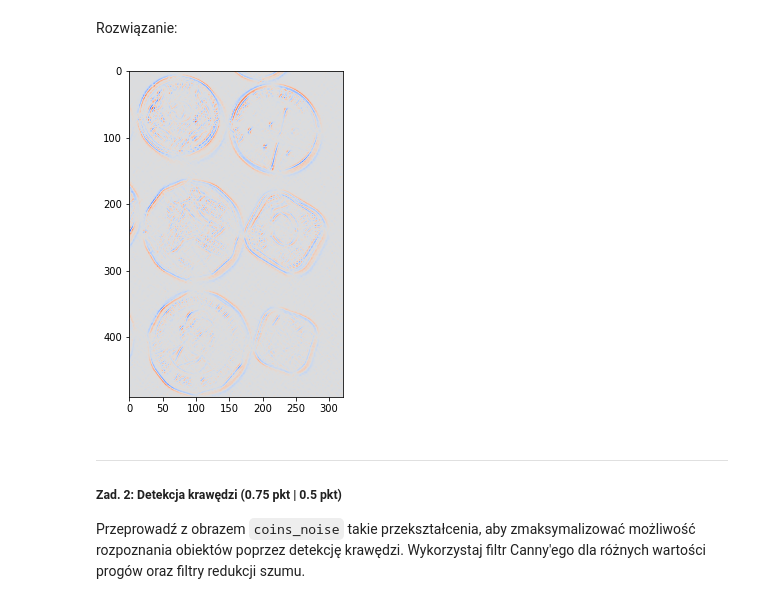
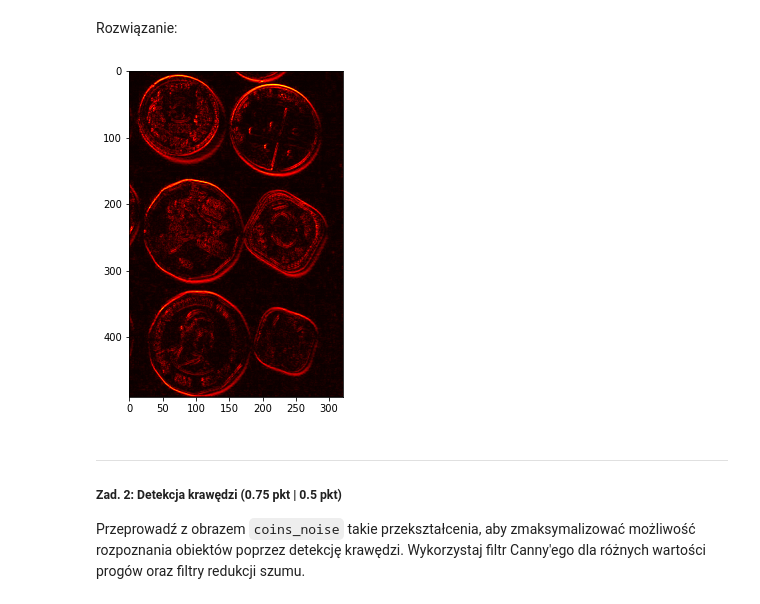
Before and after one commit to ProtossLuigi/studia-mag, a Jupyter notebook: analiza_i_przetwarzanie_obrazow/lab3/Lab3_zadanie.ipynb, the cells around one changed output. Cells and saved outputs as stored; diff of their text form; code cells hidden in the pictures.

```diff
--- a/analiza_i_przetwarzanie_obrazow/lab3/Lab3_zadanie.ipynb
+++ b/analiza_i_przetwarzanie_obrazow/lab3/Lab3_zadanie.ipynb
@@ -19,11 +20,17 @@ Image.fromarray(coins)
 # %% [markdown]
 Rozwiązanie:
 # %%
-sobelxy = cv2.Sobel(src=coins, ddepth=cv2.CV_64F, dx=1, dy=1, ksize=5)
+# sobelxy = cv2.Sobel(src=coins, ddepth=cv2.CV_64F, dx=1, dy=1, ksize=5)
+
+kernel_x = np.array([-1, 0, 1])
+kernel_y = np.array([[-1],[0],[1]])
+grad_x = cv2.filter2D(coins.astype(float), ddepth=-1, kernel=kernel_x)
+grad_y = cv2.filter2D(coins.astype(float), ddepth=-1, kernel=kernel_y)
+grad = np.sqrt(np.power(grad_x, 2) + np.power(grad_y, 2))
 fig, ax = plt.subplots(figsize=(12,6))
-im = ax.imshow(sobelxy, cmap='coolwarm')
+im = ax.imshow(grad, cmap='hot')
 # %% [output]
-[figure, old version]
+[figure, new version]
 # %% [markdown]
 ---
 
```
Also changed, not shown: parts of 7 cells of this notebook.
